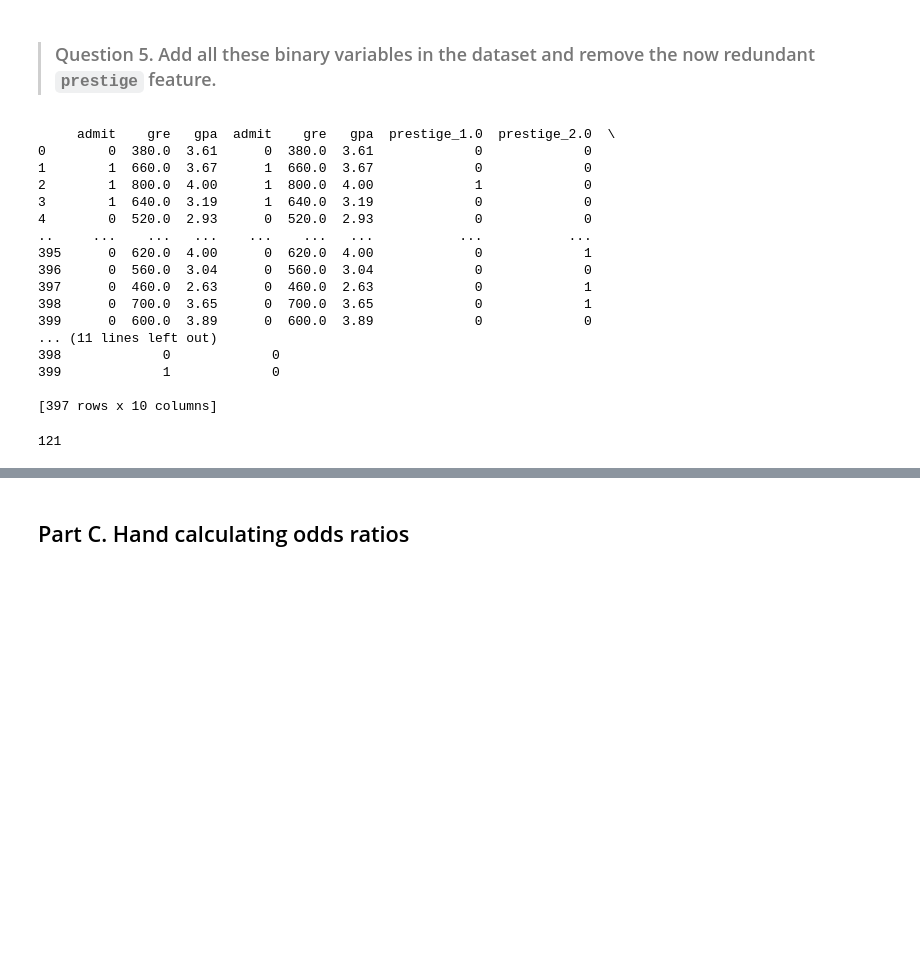
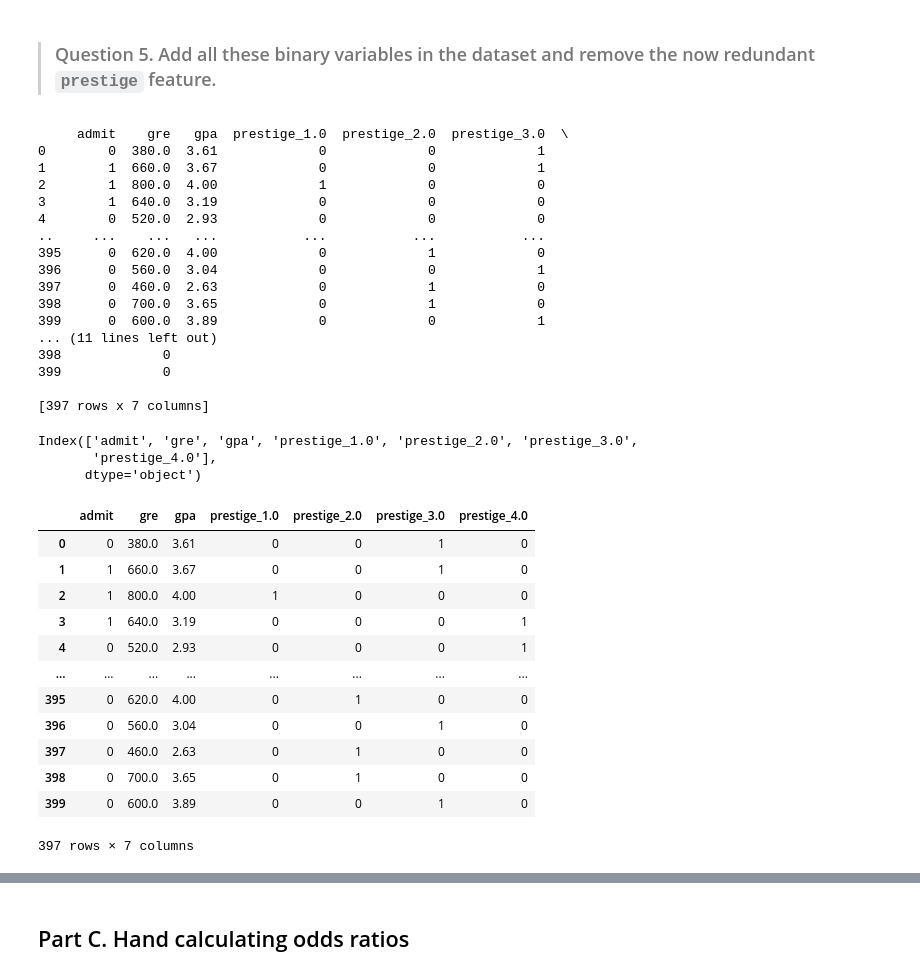
Before and after one commit to jww703/DS-SF-36, a Jupyter notebook: unit-project/3/notebooks/unit-project-3-starter-code.ipynb, the cells around one changed output, grey strips where cells are left out. Drawn from its saved outputs; the diff is of its cells as text; code cells hidden in the pictures; blank space fills up the shorter version.

```diff
--- a/unit-project/3/notebooks/unit-project-3-starter-code.ipynb
+++ b/unit-project/3/notebooks/unit-project-3-starter-code.ipynb
@@ -80,28 +91,46 @@ I am unsure - it seems that Prestige is an ordinal variable, not categorical. I.
 # %% [markdown]
 > ### Question 5.  Add all these binary variables in the dataset and remove the now redundant `prestige` feature.
 # %%
-df = pd.concat([df, prestige_columns], axis=1)
+df = pd.concat([df, prestige_columns], axis=1, join = "inner")
 df = df.drop("prestige", axis = 1)
 print(df)
 # %% [output]
-     admit    gre   gpa  admit    gre   gpa  prestige_1.0  prestige_2.0  \
-0        0  380.0  3.61      0  380.0  3.61             0             0
-1        1  660.0  3.67      1  660.0  3.67             0             0
-2        1  800.0  4.00      1  800.0  4.00             1             0
-3        1  640.0  3.19      1  640.0  3.19             0             0
-4        0  520.0  2.93      0  520.0  2.93             0             0
-..     ...    ...   ...    ...    ...   ...           ...           ...
-395      0  620.0  4.00      0  620.0  4.00             0             1
-396      0  560.0  3.04      0  560.0  3.04             0             0
-397      0  460.0  2.63      0  460.0  2.63             0             1
-398      0  700.0  3.65      0  700.0  3.65             0             1
-399      0  600.0  3.89      0  600.0  3.89             0             0
+     admit    gre   gpa  prestige_1.0  prestige_2.0  prestige_3.0  \
+0        0  380.0  3.61             0             0             1
+1        1  660.0  3.67             0             0             1
+2        1  800.0  4.00             1             0             0
+3        1  640.0  3.19             0             0             0
+4        0  520.0  2.93             0             0             0
+..     ...    ...   ...           ...           ...           ...
+395      0  620.0  4.00             0             1             0
+396      0  560.0  3.04             0             0             1
+397      0  460.0  2.63             0             1             0
+398      0  700.0  3.65             0             1             0
+399      0  600.0  3.89             0             0             1
 ... (11 lines left out)
-398             0             0
-399             1             0
+398             0
+399             0
 
-[397 rows x 10 columns]
+[397 rows x 7 columns]
-# %%
-sum(df['prestige_3.0'])
-# %% [output]
-121
+# %%
+df.columns
+# %% [output]
+Index(['admit', 'gre', 'gpa', 'prestige_1.0', 'prestige_2.0', 'prestige_3.0',
+       'prestige_4.0'],
+      dtype='object')
+# %%
+df
+# %% [output]
+|  | admit | gre | gpa | prestige_1.0 | prestige_2.0 | prestige_3.0 | prestige_4.0 |
+| 0 | 0 | 380.0 | 3.61 | 0 | 0 | 1 | 0 |
+| 1 | 1 | 660.0 | 3.67 | 0 | 0 | 1 | 0 |
+| 2 | 1 | 800.0 | 4.00 | 1 | 0 | 0 | 0 |
+| 3 | 1 | 640.0 | 3.19 | 0 | 0 | 0 | 1 |
+| 4 | 0 | 520.0 | 2.93 | 0 | 0 | 0 | 1 |
+| ... | ... | ... | ... | ... | ... | ... | ... |
+| 395 | 0 | 620.0 | 4.00 | 0 | 1 | 0 | 0 |
+| 396 | 0 | 560.0 | 3.04 | 0 | 0 | 1 | 0 |
+| 397 | 0 | 460.0 | 2.63 | 0 | 1 | 0 | 0 |
+| 398 | 0 | 700.0 | 3.65 | 0 | 1 | 0 | 0 |
+| 399 | 0 | 600.0 | 3.89 | 0 | 0 | 1 | 0 |
+397 rows × 7 columns
```
Also changed, not shown: parts of 12 cells of this notebook.
